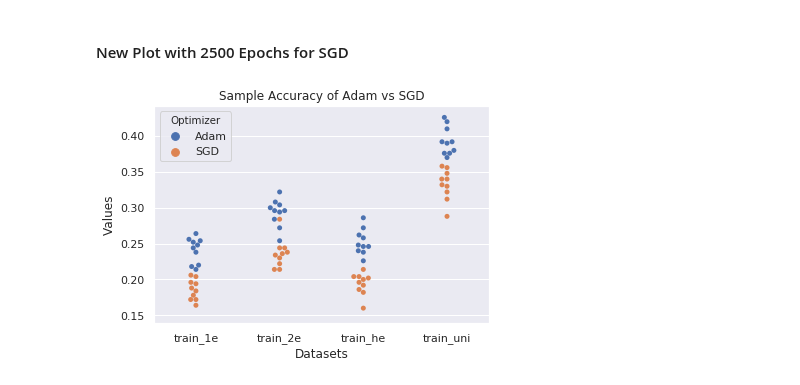
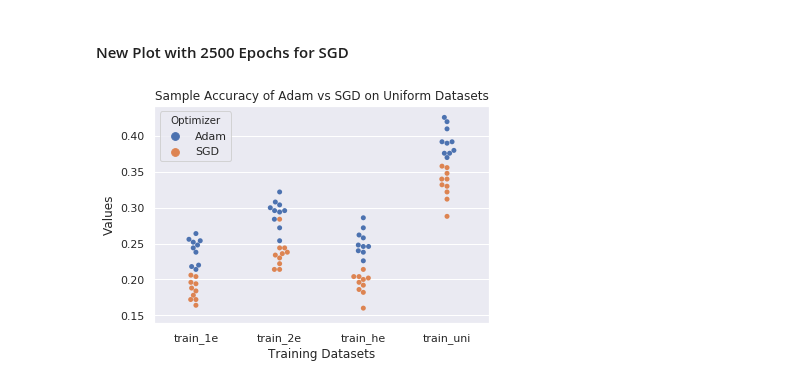
Before and after one commit to apra93/leabra-tf, a Jupyter notebook: docs/source/notebooks/0.5.2-Adam-With-Non-Uniform-Training-Statistics.ipynb, the cells around one changed output. Cells and saved outputs as stored; diff of their text form; code cells hidden in the pictures.

Commit message:
nb-0.5.2: Small plot changes.

```diff
--- a/docs/source/notebooks/0.5.2-Adam-With-Non-Uniform-Training-Statistics.ipynb
+++ b/docs/source/notebooks/0.5.2-Adam-With-Non-Uniform-Training-Statistics.ipynb
@@ -956,7 +956,8 @@ data_df.head()
 #### New Plot with 2500 Epochs for SGD
 # %%
 sns.swarmplot(x="Datasets", y="Values", hue="Optimizer", data=data_df)
-plt.title('Sample Accuracy of Adam vs SGD')
+plt.title('Sample Accuracy of Adam vs SGD on Uniform Datasets')
+plt.xlabel('Training Datasets')
 plt.show()
 # %% [output]
-[figure, old version]
+[figure, new version]
```
